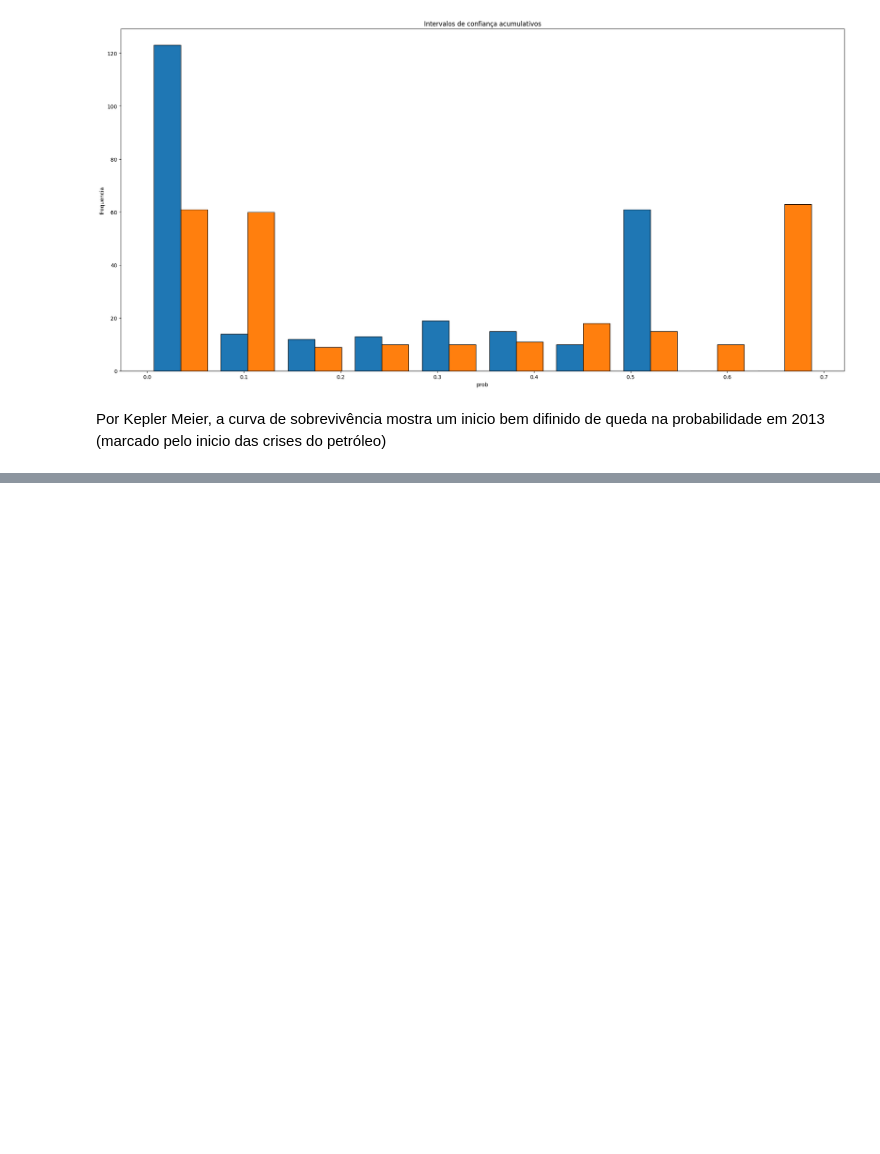
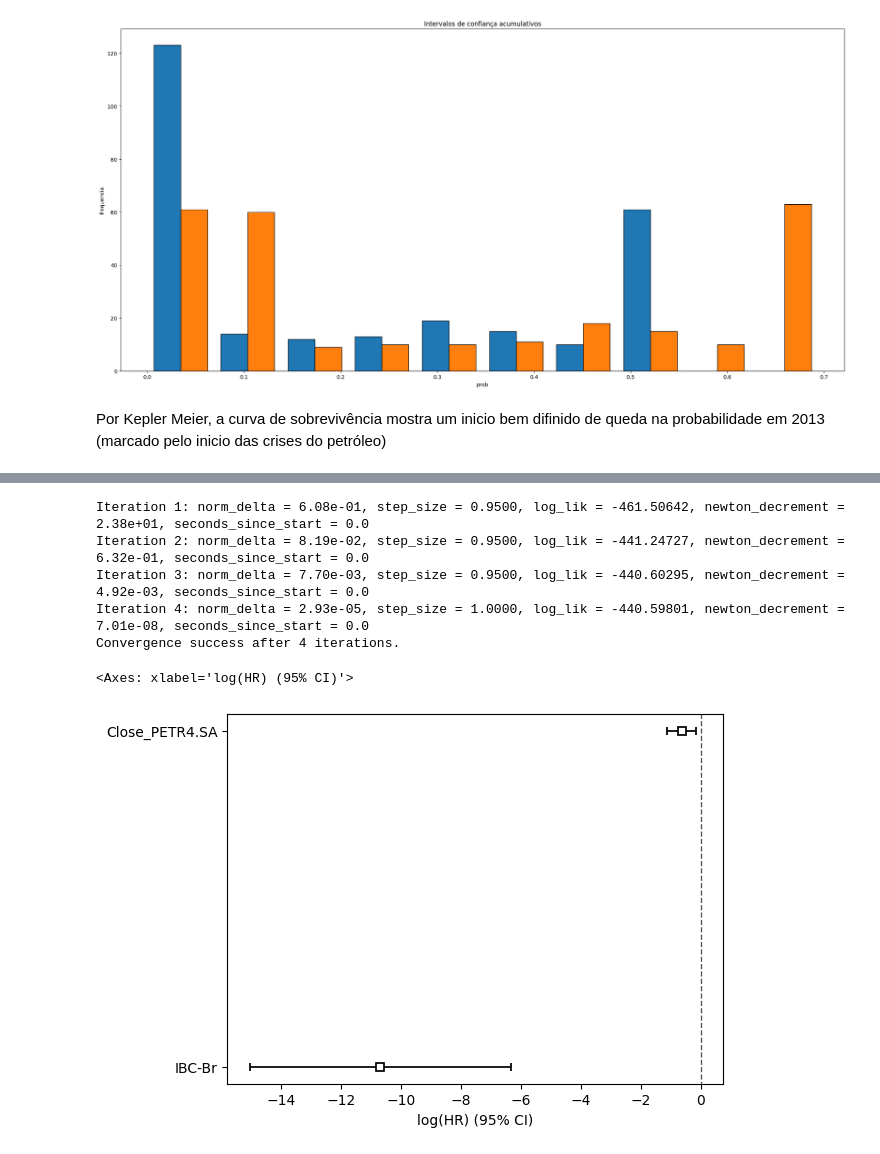
Before and after one commit to WesleySouza13/oil-price-shock-analysis, a Jupyter notebook: notebooks/03_survival_analysis.ipynb, the cells around one changed output, grey strips where cells are left out. Saved outputs shown, nothing was run; the diff lists cells and outputs as text; code cells hidden in the pictures; blank space fills up the shorter version.

```diff
--- a/notebooks/03_survival_analysis.ipynb
+++ b/notebooks/03_survival_analysis.ipynb
@@ -105,0 +127,9 @@ data.to_csv(data_path)
+# %%
+cox_data_path = os.path.join('..', 'data', 'processed', 'dados_modelagem.csv')
+cox_data = pd.read_csv(cox_data_path)
+cox_data = cox_data.set_index('data')
+cox_data = cox_data[['IBC-Br', 'Close_PETR4.SA',  'regime']]
+cox_train = cox_data.copy()
+cox_train = cox_train.drop('regime', axis=1)
+cox_train = cox_train.pct_change(12).dropna()
+cox_train
@@ -105,0 +151,21 @@ data.to_csv(data_path)
+# %%
+cox_train['regime'] = data['regime']
+# %%
+time_count_ = 0
+time_list_col = []
+for i in range(len(cox_train)):
+    time_count_ = i
+    time_list_col.append(time_count_)
+# %%
+cox_train['t'] = time_list_col
+# %%
+coxmodel = CoxPHFitter(penalizer=0.1).fit(cox_train, 't', 'regime', show_progress=True)
+coxmodel.plot()
+# %% [output]
+Iteration 1: norm_delta = 6.08e-01, step_size = 0.9500, log_lik = -461.50642, newton_decrement = 2.38e+01, seconds_since_start = 0.0
+Iteration 2: norm_delta = 8.19e-02, step_size = 0.9500, log_lik = -441.24727, newton_decrement = 6.32e-01, seconds_since_start = 0.0
+Iteration 3: norm_delta = 7.70e-03, step_size = 0.9500, log_lik = -440.60295, newton_decrement = 4.92e-03, seconds_since_start = 0.0
+Iteration 4: norm_delta = 2.93e-05, step_size = 1.0000, log_lik = -440.59801, newton_decrement = 7.01e-08, seconds_since_start = 0.0
+Convergence success after 4 iterations.
+<Axes: xlabel='log(HR) (95% CI)'>
+[figure, added]
```
Also changed, not shown: parts of 7 cells of this notebook.
